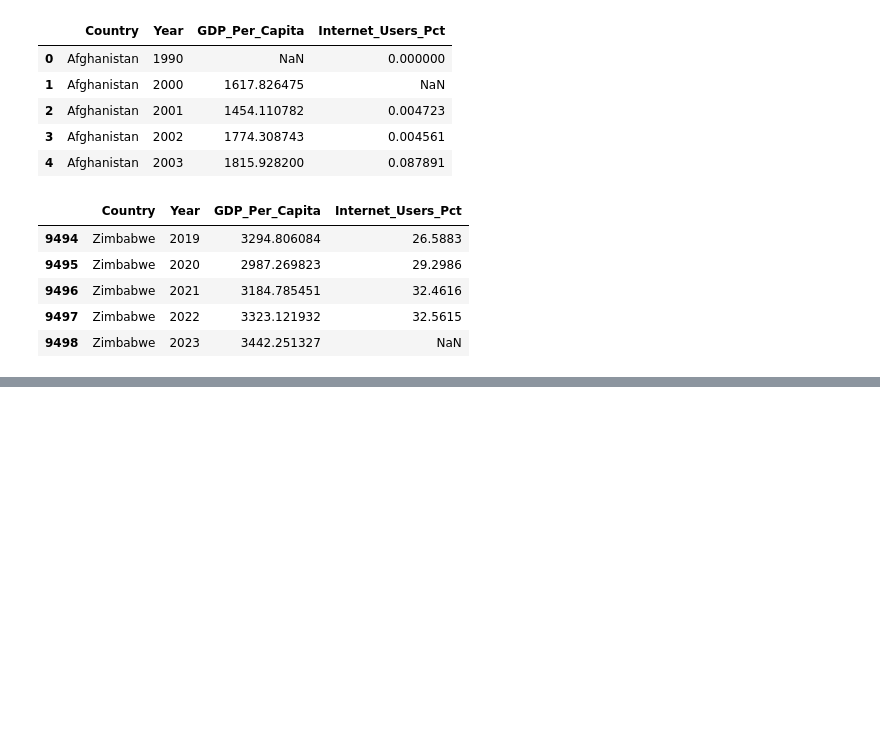
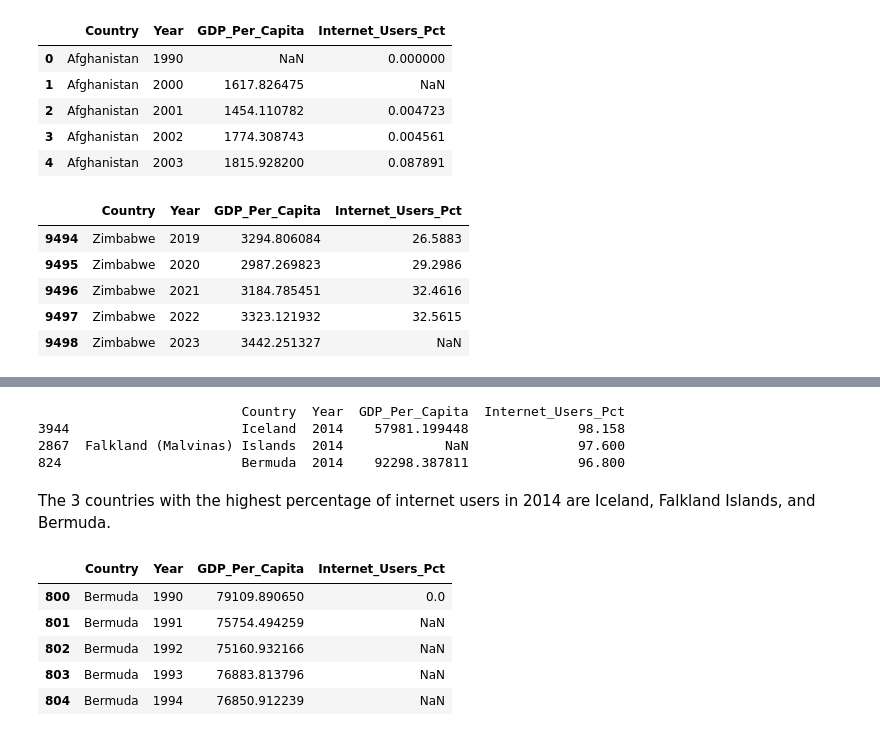
Before and after one commit to NSS-Data-Analytics-Cohort-14/gdp-and-internet-usage-KarenBoles, a Jupyter notebook: notebooks/gdp_and_internet_usage.ipynb, the cells around one changed output, grey strips where cells are left out. Drawn from its saved outputs; the diff is of its cells as text; code cells hidden in the pictures; blank space fills up the shorter version.

```diff
--- a/notebooks/gdp_and_internet_usage.ipynb
+++ b/notebooks/gdp_and_internet_usage.ipynb
@@ -407,0 +449,12 @@ gdp_and_internet_use.tail()
+# %%
+gdp_and_internet_use_2014=gdp_and_internet_use[gdp_and_internet_use['Year'].isin([2014])]
+gdp_and_internet_use_2014.head()
+highest_internet_use=gdp_and_internet_use_2014.sort_values(['Internet_Users_Pct'],ascending=False).head(3)
+print(highest_internet_use)
+# %% [output]
+                          Country  Year  GDP_Per_Capita  Internet_Users_Pct
+3944                      Iceland  2014    57981.199448              98.158
+2867  Falkland (Malvinas) Islands  2014             NaN              97.600
+824                       Bermuda  2014    92298.387811              96.800
+# %% [markdown]
+The 3 countries with the highest percentage of internet users in 2014 are Iceland, Falkland Islands, and Bermuda.
@@ -407,0 +463,9 @@ gdp_and_internet_use.tail()
+# %%
+gdp_and_internet_use_3countries.head()
+# %% [output]
+|  | Country | Year | GDP_Per_Capita | Internet_Users_Pct |
+| 800 | Bermuda | 1990 | 79109.890650 | 0.0 |
+| 801 | Bermuda | 1991 | 75754.494259 | NaN |
+| 802 | Bermuda | 1992 | 75160.932166 | NaN |
+| 803 | Bermuda | 1993 | 76883.813796 | NaN |
+| 804 | Bermuda | 1994 | 76850.912239 | NaN |
```
Also changed, not shown: parts of 13 cells of this notebook.
